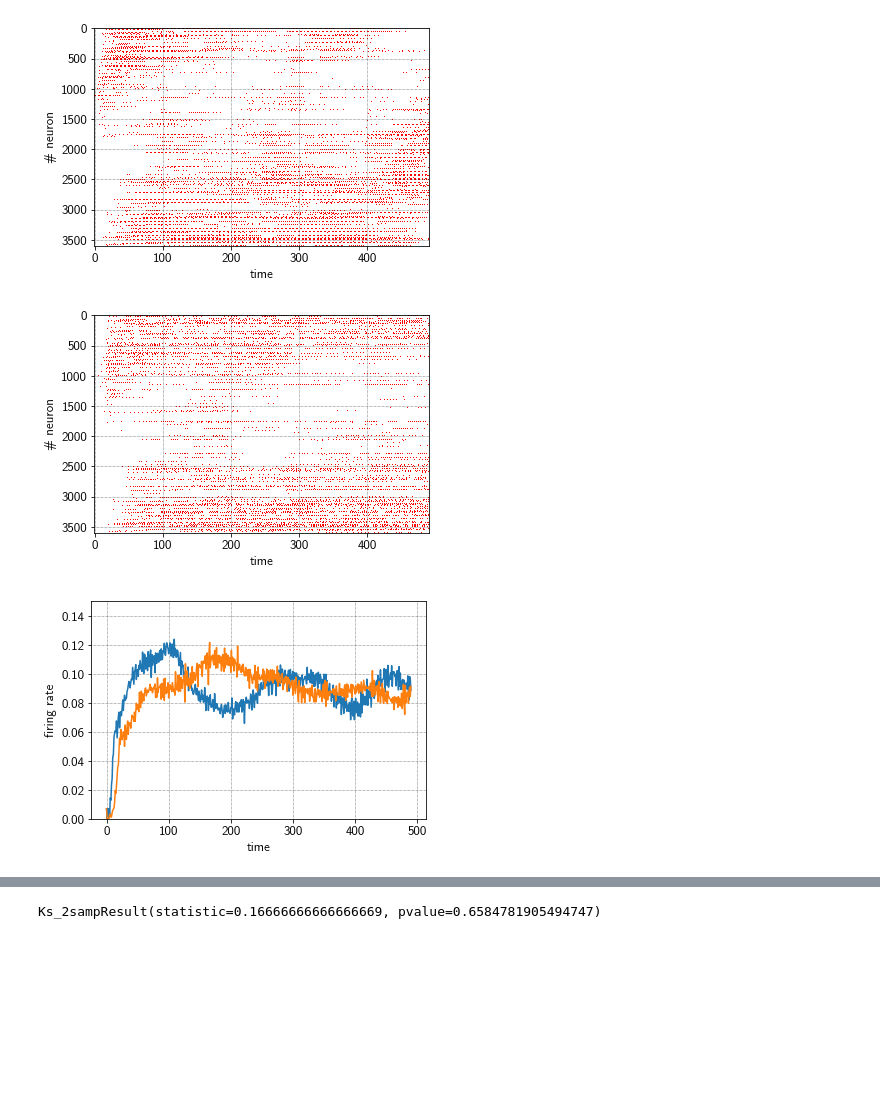
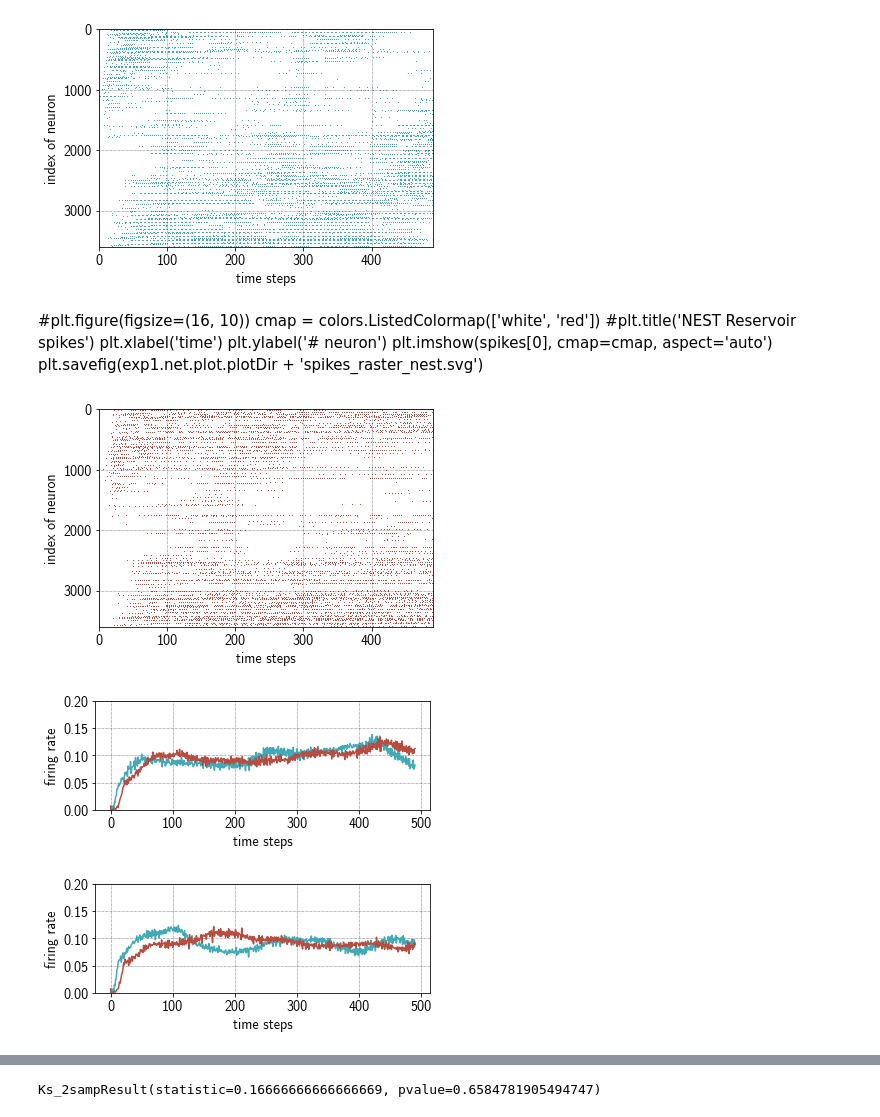
Before and after one commit to sagacitysite/pelenet, a Jupyter notebook: nest-comparison.ipynb, the cells around one changed output, grey strips where cells are left out. Drawn from its saved outputs; the diff is of its cells as text; code cells hidden in the pictures; blank space fills up the shorter version.

```diff
--- a/nest-comparison.ipynb
+++ b/nest-comparison.ipynb
@@ -39,6 +42,18 @@ exin = csr_matrix(np.load('data/nest/somewhere/weights_ei.npy'))
 inex = csr_matrix(np.load('data/nest/somewhere/weights_ii.npy'))
 inin = csr_matrix(np.load('data/nest/somewhere/weights_ie.npy'))
 masks.append({ 'exex': exex, 'inin': inin, 'inex': inex, 'exin': exin })
+
+# Get times
+times = []
+times.append(np.load('data/nest/left_top/times.npy'))
+times.append(np.load('data/nest/somewhere/times.npy'))
+
+# Get indices
+nest = []
+lastIdc = np.where(times[0] < 500)[0][-1]
+nest.append(np.array([times[0][:lastIdc], np.load('data/nest/left_top/inds.npy')[:lastIdc]]))
+lastIdc = np.where(times[1] < 500)[0][-1]
+nest.append(np.array([times[1][:lastIdc], np.load('data/nest/somewhere/inds.npy')[:lastIdc]]))
 # %%
 def simLoihi(inp, ma):
     # Init experiment
@@ -125,5 +134,13 @@ matplotlib.rcParams.update({'font.size': 13})
 # %%
-exp.net.plot.reservoirSpikeTrain(fr=exp.p.resetOffset, to=491+exp.p.resetOffset)
+exp2.net.plot.reservoirSpikeTrain(fr=exp2.p.resetOffset, to=491+exp2.p.resetOffset)
 # %% [output]
-[figure, old version]
+[figure, new version]
+# %% [markdown]
+#plt.figure(figsize=(16, 10))
+cmap = colors.ListedColormap(['white', 'red'])
+#plt.title('NEST Reservoir spikes')
+plt.xlabel('time')
+plt.ylabel('# neuron')
+plt.imshow(spikes[0], cmap=cmap, aspect='auto')
+plt.savefig(exp1.net.plot.plotDir + 'spikes_raster_nest.svg')
 # %%
@@ -145,34 +163,46 @@ spikes = np.array(spikes).T
 # %%
 #plt.figure(figsize=(16, 10))
-cmap = colors.ListedColormap(['white', 'red'])
+cmap = colors.ListedColormap(['#ffffff', '#b74d41'])
 #plt.title('NEST Reservoir spikes')
-plt.xlabel('time')
-plt.ylabel('# neuron')
-plt.imshow(spikes, cmap=cmap, aspect='auto')
-plt.savefig(exp.net.plot.plotDir + 'spikes_raster_nest.svg')
+plt.xlabel('time steps')
+plt.ylabel('index of neuron')
+plt.imshow(spikes[1], cmap=cmap, aspect='auto')
+plt.savefig(exp2.net.plot.plotDir + 'spikes_raster_nest.svg')
 # %% [output]
-[figure, old version]
+[figure, new version]
 # %%
-sl = exp.net.exSpikeTrains[:,exp.p.resetOffset:491+exp.p.resetOffset]  # spikes from loihi
-sn = spikes # spikes from nest
+sl1 = exp1.net.exSpikeTrains[:,exp1.p.resetOffset:491+exp1.p.resetOffset]  # spikes from loihi
+sn1 = spikes[0] # spikes from nest
+
+sl2 = exp2.net.exSpikeTrains[:,exp2.p.resetOffset:491+exp2.p.resetOffset]  # spikes from loihi
+sn2 = spikes[1] # spikes from nest
 # %%
-slm0 = np.mean(sl, axis=0)
-snm0 = np.mean(sn, axis=0)
+sl1m0 = np.mean(sl1, axis=0)
+sn1m0 = np.mean(sn1, axis=0)
+sl2m0 = np.mean(sl2, axis=0)
+sn2m0 = np.mean(sn2, axis=0)
 
-plt.plot(slm0)
-#plt.title('Loihi')
-plt.xlabel('time')
+twoCols = [ '#41aab7', '#b74d41' ]
+
+plt.figure(figsize=(6,2))
+plt.plot(sl1m0, color=twoCols[0], label="Loihi")
+plt.plot(sn1m0, color=twoCols[1], label="NEST")
+plt.xlabel('time steps')
 plt.ylabel('firing rate')
-plt.ylim((0,0.15))
-#plt.savefig(exp.net.plot.plotDir + 'firingrate_loihi.svg')
-#p = plt.show()
+plt.yticks(np.arange(0, 0.21, step=0.05))
+plt.ylim((0,0.2))
+plt.savefig(exp1.net.plot.plotDir + 'firingrate_exp1.svg')
+p = plt.show()
 
-plt.plot(snm0)
-#plt.title('Nest')
-plt.xlabel('time')
+plt.figure(figsize=(6,2))
+plt.plot(sl2m0, color=twoCols[0], label="Loihi")
+plt.plot(sn2m0, color=twoCols[1], label="NEST")
+plt.xlabel('time steps')
 plt.ylabel('firing rate')
-plt.ylim((0,0.15))
-#plt.savefig(exp.net.plot.plotDir + 'firingrate_nest.svg')
+plt.yticks(np.arange(0, 0.21, step=0.05))
+plt.ylim((0,0.2))
+plt.savefig(exp2.net.plot.plotDir + 'firingrate_exp2.svg')
 p = plt.show()
 # %% [output]
-[figure, old version]
+[figure, new version]
+[figure, added]
```
Also changed, not shown: parts of 19 cells of this notebook, 10 other files.
